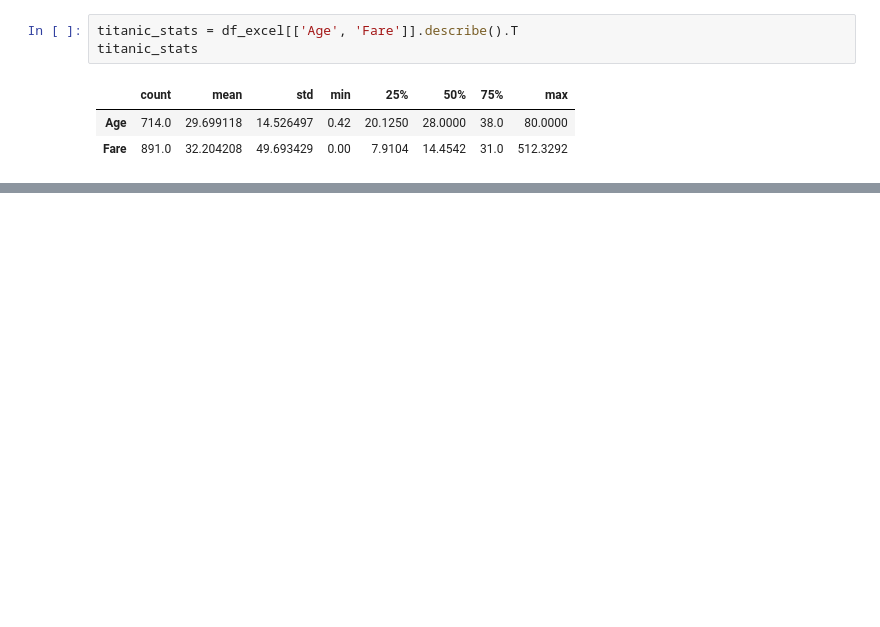
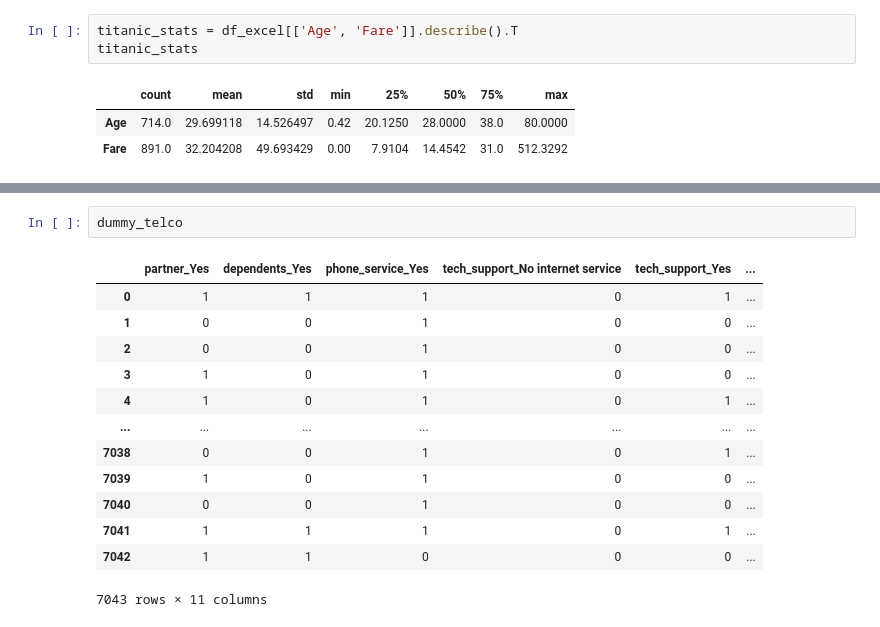
Before and after one commit to raedownen/classification-exercises, a Jupyter notebook: classification_exercises.ipynb, the cells around one changed output, grey strips where cells are left out. Saved outputs shown, nothing was run; the diff lists cells and outputs as text; blank space fills up the shorter version.

```diff
--- a/classification_exercises.ipynb
+++ b/classification_exercises.ipynb
@@ -283,0 +457,16 @@ Run the function on the Telco dataset, returning 3 datasets, train_telco, valida
+# %%
+dummy_telco
+# %% [output]
+|  | partner_Yes | dependents_Yes | phone_service_Yes | tech_support_No internet service | tech_support_Yes | ... |
+| 0 | 1 | 1 | 1 | 0 | 1 | ... |
+| 1 | 0 | 0 | 1 | 0 | 0 | ... |
+| 2 | 0 | 0 | 1 | 0 | 0 | ... |
+| 3 | 1 | 0 | 1 | 0 | 0 | ... |
+| 4 | 1 | 0 | 1 | 0 | 1 | ... |
+| ... | ... | ... | ... | ... | ... | ... |
+| 7038 | 0 | 0 | 1 | 0 | 1 | ... |
+| 7039 | 1 | 0 | 1 | 0 | 0 | ... |
+| 7040 | 0 | 0 | 1 | 0 | 0 | ... |
+| 7041 | 1 | 1 | 1 | 0 | 1 | ... |
+| 7042 | 1 | 1 | 0 | 0 | 0 | ... |
+7043 rows × 11 columns
```
Also changed, not shown: parts of 73 cells of this notebook.
